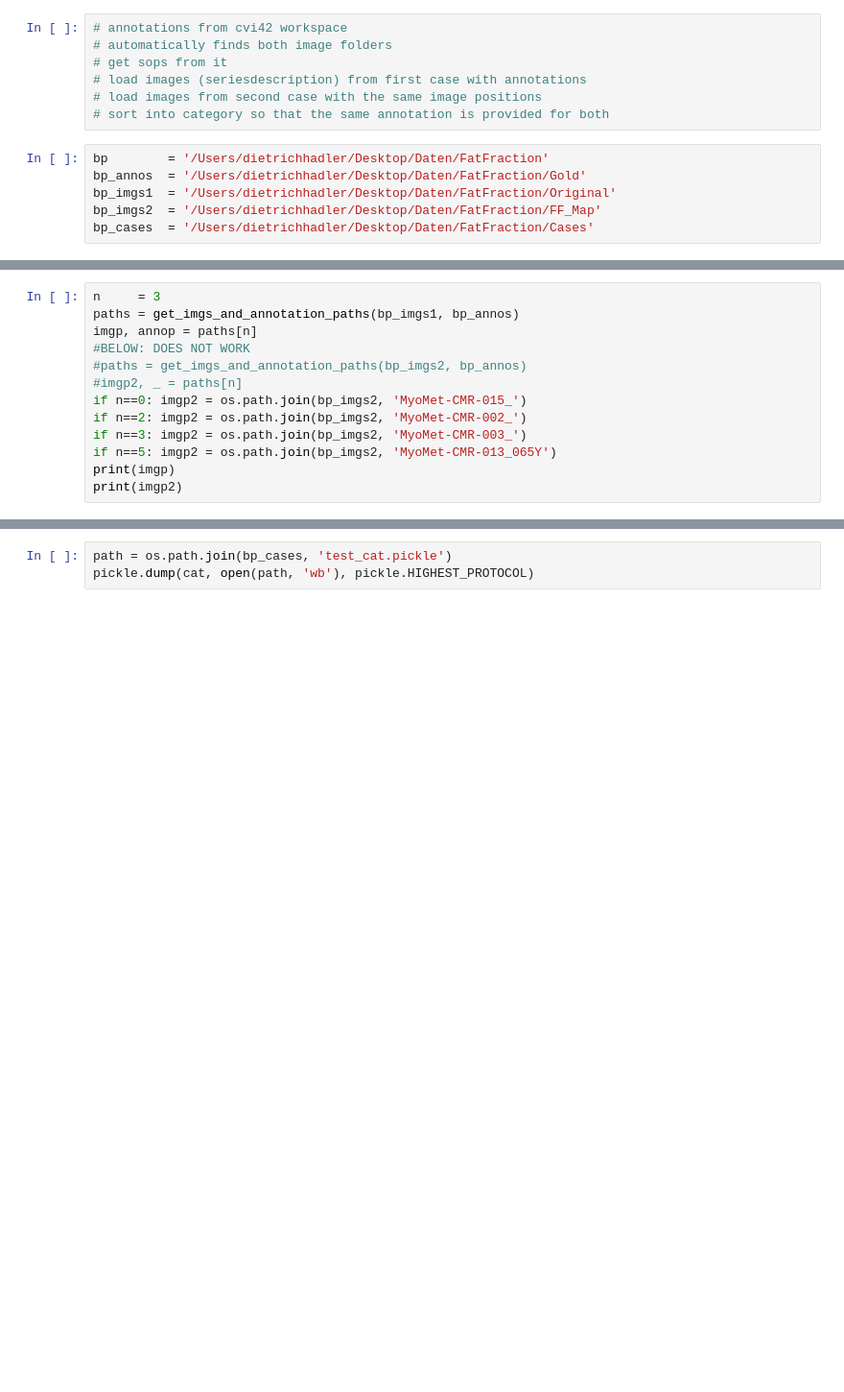
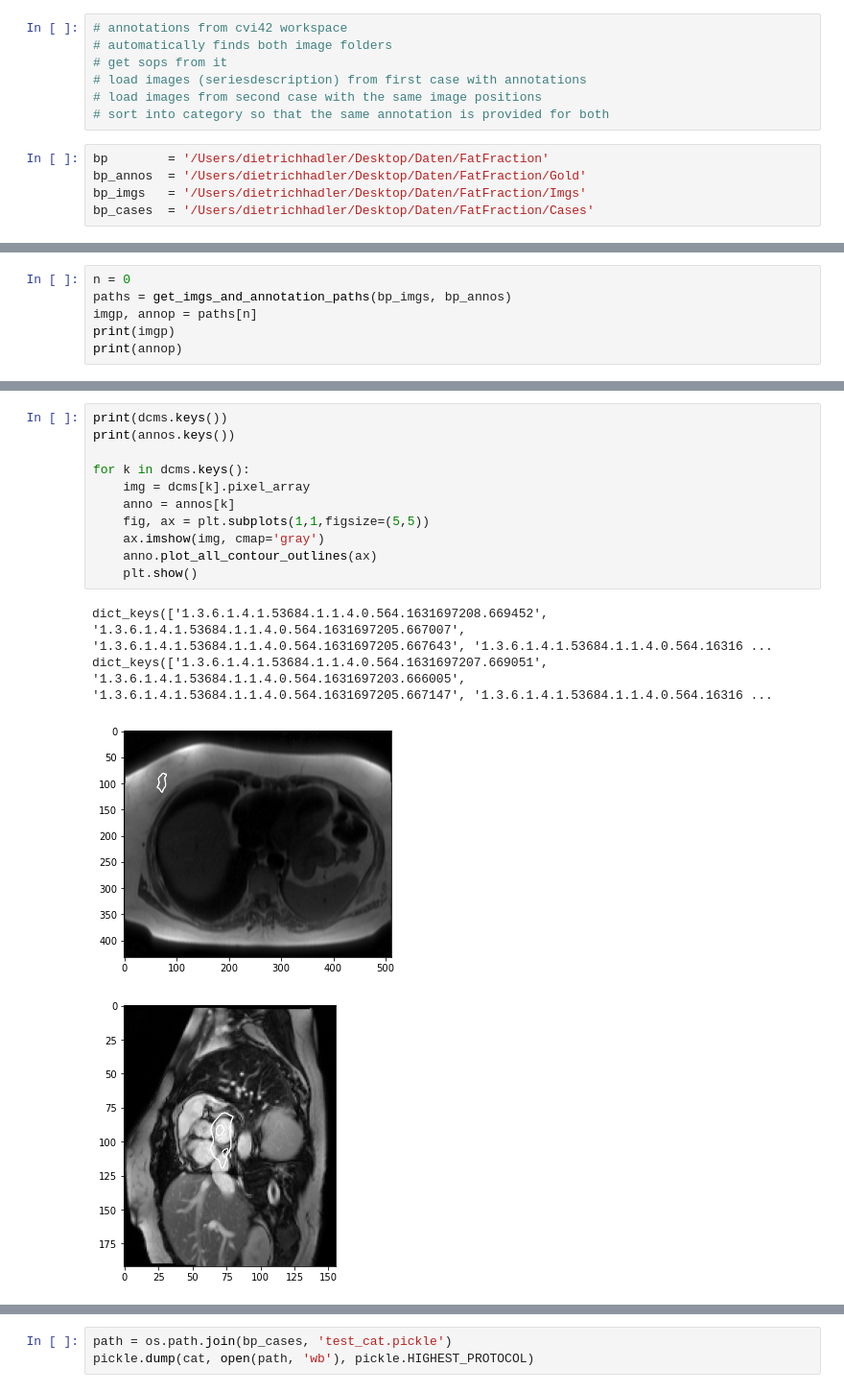
Before and after one commit to thadler/LazyLuna, a Jupyter notebook: Notebooks/FFTool.ipynb, the cells around one changed output, grey strips where cells are left out. Shown at 96% size. Drawn from its saved outputs; the diff is of its cells as text; blank space fills up the shorter version.

```diff
--- a/Notebooks/FFTool.ipynb
+++ b/Notebooks/FFTool.ipynb
@@ -23,8 +23,7 @@ from LazyLuna.loading_functions import *
 # %%
 bp        = '/Users/dietrichhadler/Desktop/Daten/FatFraction'
 bp_annos  = '/Users/dietrichhadler/Desktop/Daten/FatFraction/Gold'
-bp_imgs1  = '/Users/dietrichhadler/Desktop/Daten/FatFraction/Original'
-bp_imgs2  = '/Users/dietrichhadler/Desktop/Daten/FatFraction/FF_Map'
+bp_imgs   = '/Users/dietrichhadler/Desktop/Daten/FatFraction/Imgs'
 bp_cases  = '/Users/dietrichhadler/Desktop/Daten/FatFraction/Cases'
 # %%
 parse_cvi42ws(bp_annos, bp_annos, process=True, debug=False)
@@ -49,14 +38,7 @@ Found a total of 2179 UIDs in MyoMet-CMR-016Re190001011519221.3.6.1.4.1.53684.1.
 # %%
-n     = 3
-paths = get_imgs_and_annotation_paths(bp_imgs1, bp_annos)
+n = 0
+paths = get_imgs_and_annotation_paths(bp_imgs, bp_annos)
 imgp, annop = paths[n]
-#BELOW: DOES NOT WORK
-#paths = get_imgs_and_annotation_paths(bp_imgs2, bp_annos)
-#imgp2, _ = paths[n]
-if n==0: imgp2 = os.path.join(bp_imgs2, 'MyoMet-CMR-015_')
-if n==2: imgp2 = os.path.join(bp_imgs2, 'MyoMet-CMR-002_')
-if n==3: imgp2 = os.path.join(bp_imgs2, 'MyoMet-CMR-003_')
-if n==5: imgp2 = os.path.join(bp_imgs2, 'MyoMet-CMR-013_065Y')
 print(imgp)
-print(imgp2)
+print(annop)
 # %% [output]
@@ -87,0 +70,16 @@ print(instance_nr)
+# %%
+print(dcms.keys())
+print(annos.keys())
+
+for k in dcms.keys():
+    img = dcms[k].pixel_array
+    anno = annos[k]
+    fig, ax = plt.subplots(1,1,figsize=(5,5))
+    ax.imshow(img, cmap='gray')
+    anno.plot_all_contour_outlines(ax)
+    plt.show()
+# %% [output]
+dict_keys(['1.3.6.1.4.1.53684.1.1.4.0.564.1631697208.669452', '1.3.6.1.4.1.53684.1.1.4.0.564.1631697205.667007', '1.3.6.1.4.1.53684.1.1.4.0.564.1631697205.667643', '1.3.6.1.4.1.53684.1.1.4.0.564.16316 ...
+dict_keys(['1.3.6.1.4.1.53684.1.1.4.0.564.1631697207.669051', '1.3.6.1.4.1.53684.1.1.4.0.564.1631697203.666005', '1.3.6.1.4.1.53684.1.1.4.0.564.1631697205.667147', '1.3.6.1.4.1.53684.1.1.4.0.564.16316 ...
+[figure, added]
+[figure, added]
```
Also changed, not shown: parts of 8 cells of this notebook, 14 other files.
